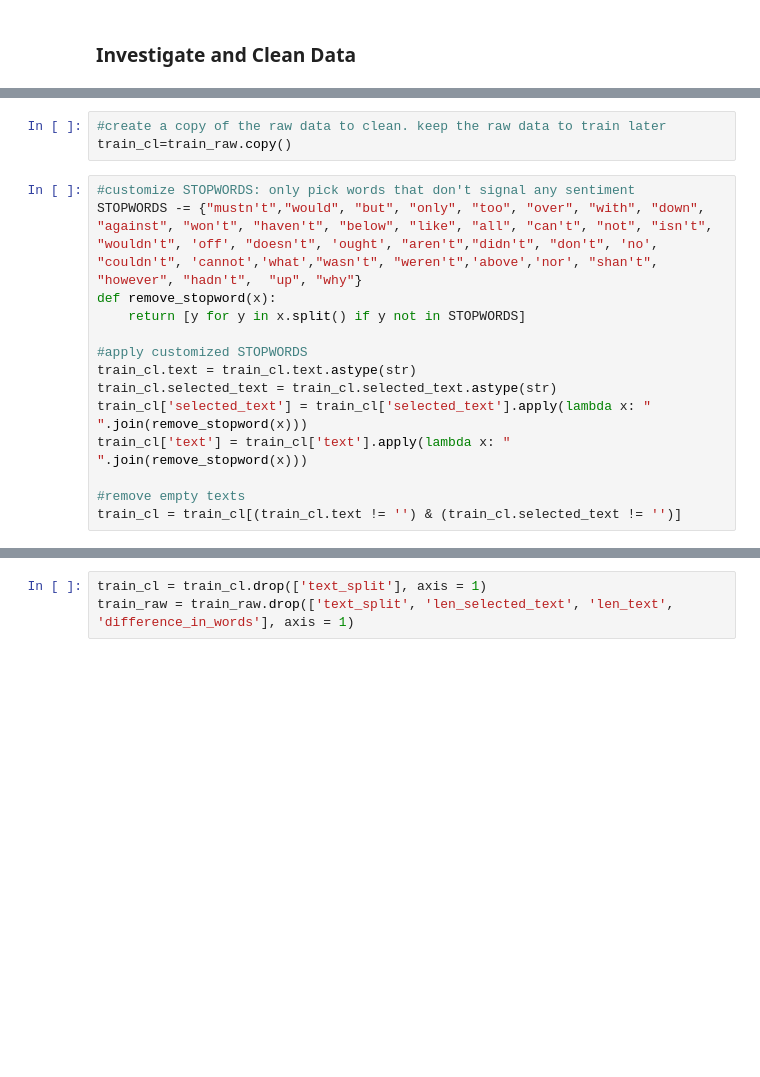
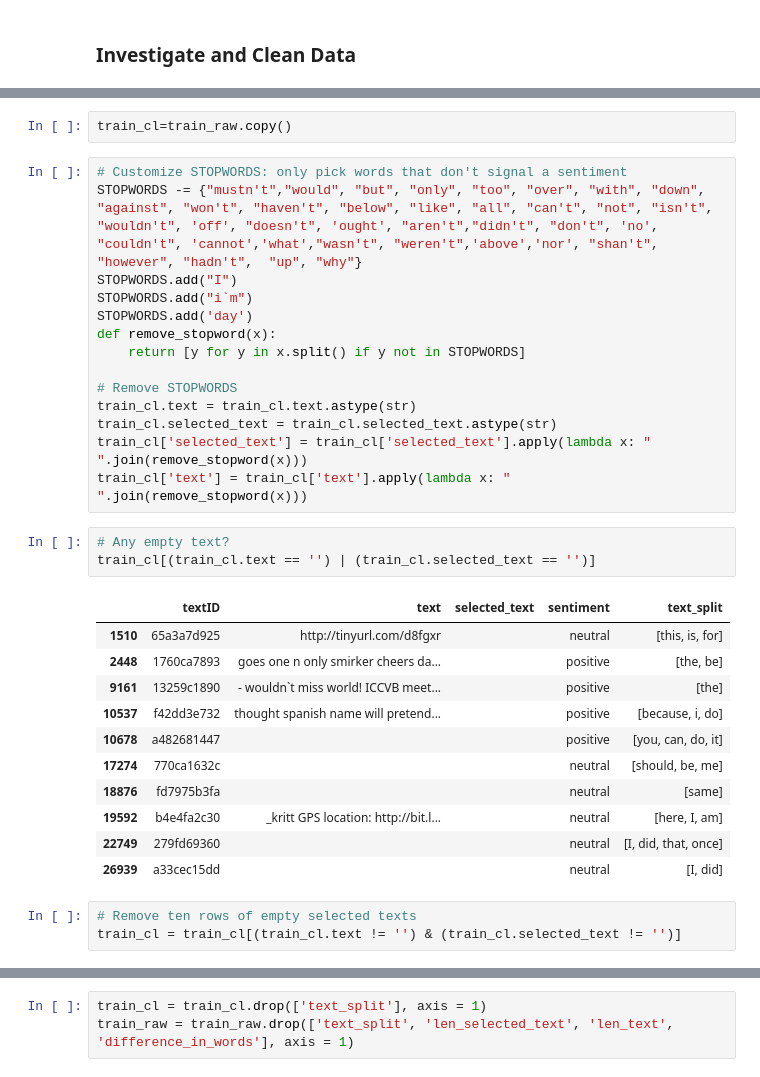
Before and after one commit to QingchuanLyu/Tweet-Sentiment-Analysis, a Jupyter notebook: Tweet Sentiment Extraction.ipynb, the cells around one changed output, grey strips where cells are left out. Saved outputs shown, nothing was run; the diff lists cells and outputs as text; blank space fills up the shorter version.

```diff
--- a/Tweet Sentiment Extraction.ipynb
+++ b/Tweet Sentiment Extraction.ipynb
@@ -127,20 +109,37 @@ Text(0.5, 1.0, 'The most common words in positive raw tweets')
-# %%
-#create a copy of the raw data to clean. keep the raw data to train later
-train_cl=train_raw.copy()
+# %%
+train_cl=train_raw.copy()
 # %%
-#customize STOPWORDS: only pick words that don't signal any sentiment
+# Customize STOPWORDS: only pick words that don't signal a sentiment
 STOPWORDS -= {"mustn't","would", "but", "only", "too", "over", "with", "down", "against", "won't", "haven't", "below", "like", "all", "can't", "not", "isn't", "wouldn't", 'off', "doesn't", 'ought', "aren't","didn't", "don't", 'no', "couldn't", 'cannot','what',"wasn't", "weren't",'above','nor', "shan't", "however", "hadn't",  "up", "why"}
+STOPWORDS.add("I")
+STOPWORDS.add("i`m")
+STOPWORDS.add('day')
 def remove_stopword(x):
     return [y for y in x.split() if y not in STOPWORDS]
 
-#apply customized STOPWORDS
+# Remove STOPWORDS
 train_cl.text = train_cl.text.astype(str)
 train_cl.selected_text = train_cl.selected_text.astype(str)
 train_cl['selected_text'] = train_cl['selected_text'].apply(lambda x: " ".join(remove_stopword(x)))
 train_cl['text'] = train_cl['text'].apply(lambda x: " ".join(remove_stopword(x)))
-
-#remove empty texts
-train_cl = train_cl[(train_cl.text != '') & (train_cl.selected_text != '')]
+# %%
+# Any empty text?
+train_cl[(train_cl.text == '') | (train_cl.selected_text == '')]
+# %% [output]
+|  | textID | text | selected_text | sentiment | text_split |
+| 1510 | 65a3a7d925 | http://tinyurl.com/d8fgxr |  | neutral | [this, is, for] |
+| 2448 | 1760ca7893 | goes one n only smirker cheers da... |  | positive | [the, be] |
+| 9161 | 13259c1890 | - wouldn`t miss world! ICCVB meet... |  | positive | [the] |
+| 10537 | f42dd3e732 | thought spanish name will pretend... |  | positive | [because, i, do] |
+| 10678 | a482681447 |  |  | positive | [you, can, do, it] |
+| 17274 | 770ca1632c |  |  | neutral | [should, be, me] |
+| 18876 | fd7975b3fa |  |  | neutral | [same] |
+| 19592 | b4e4fa2c30 | _kritt GPS location: http://bit.l... |  | neutral | [here, I, am] |
+| 22749 | 279fd69360 |  |  | neutral | [I, did, that, once] |
+| 26939 | a33cec15dd |  |  | neutral | [I, did] |
+# %%
+# Remove ten rows of empty selected texts
+train_cl = train_cl[(train_cl.text != '') & (train_cl.selected_text != '')]
 # %%
 train_cl = train_cl.drop(['text_split'], axis = 1)
 train_cl.head(5)
```
Also changed, not shown: parts of 79 cells of this notebook.
